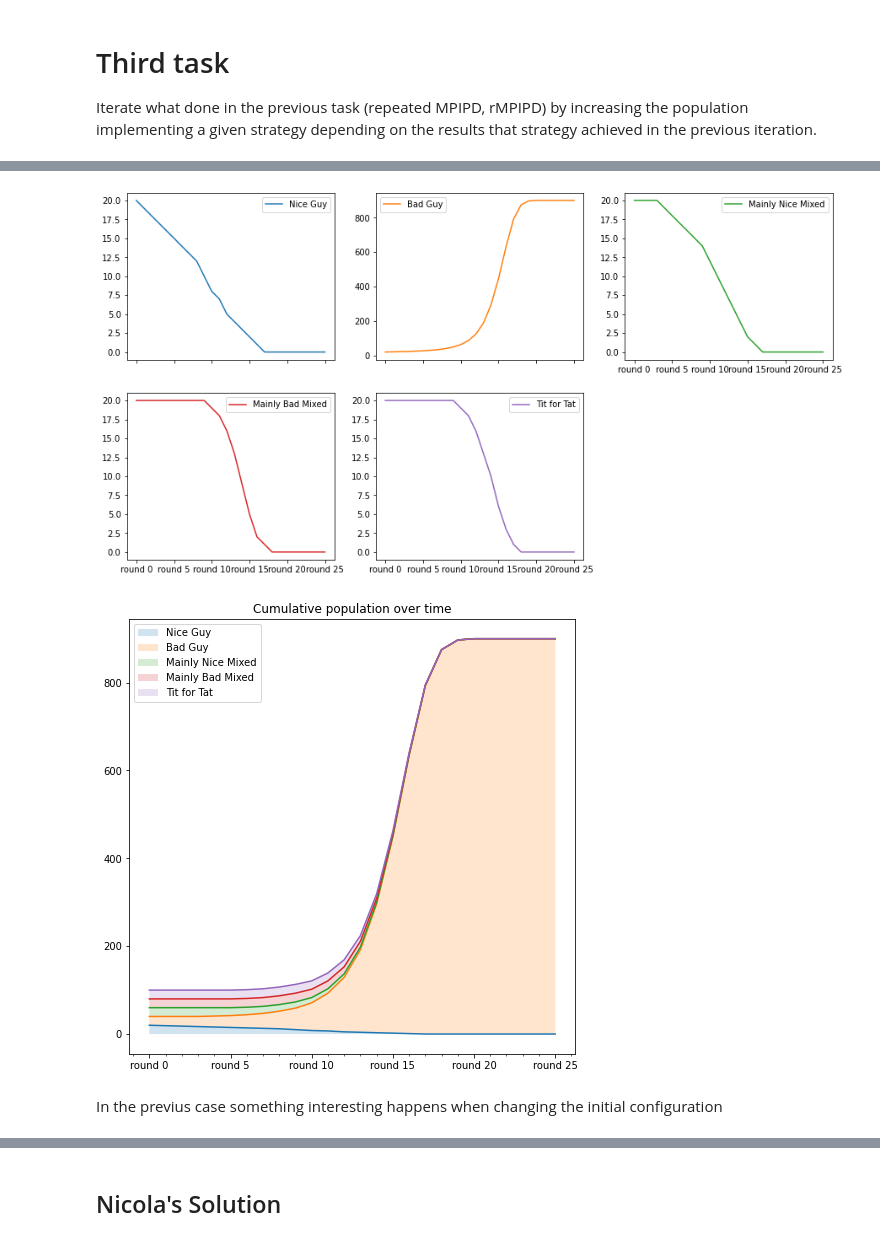
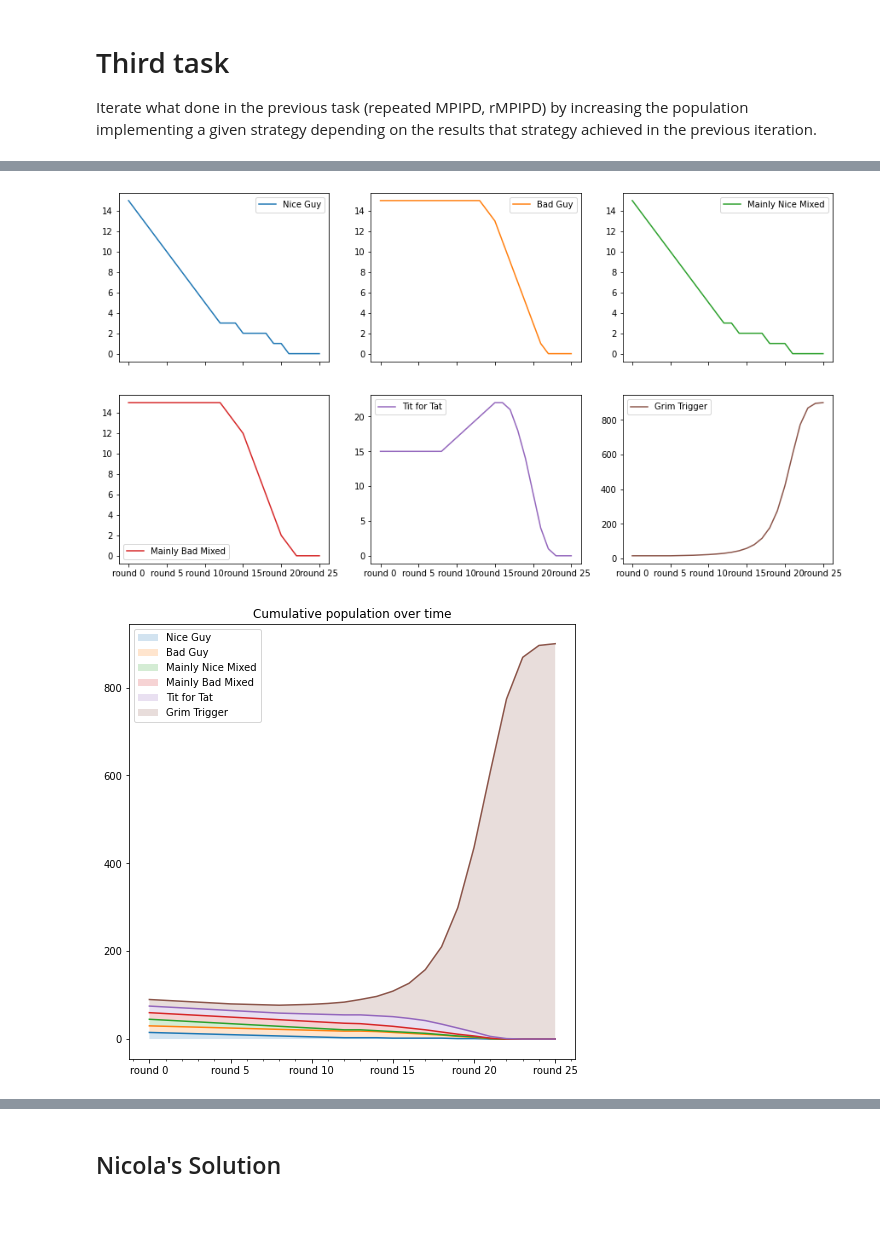
Before and after one commit to nicoladalbello2/HLPProject, a Jupyter notebook: Project.ipynb, the cells around one changed output, grey strips where cells are left out. Saved outputs shown, nothing was run; the diff lists cells and outputs as text; code cells hidden in the pictures; blank space fills up the shorter version.

Commit message:
adding grim trigger

```diff
--- a/Project.ipynb
+++ b/Project.ipynb
@@ -159,7 +159,7 @@ def grim_trigger(opponent_strategy, number_of_stage):
     my_moves = np.zeros(( number_of_stage, 2), dtype=int)
     my_moves[0] = uc
 
-    for i in range (number_of_stage):
+    for i in range (number_of_stage-1):
         if((o_moves[i] == uc).all()):
             my_moves[i+1] = uc
         else:
@@ -573,8 +573,8 @@ Let's see what round_robin produces, if you want to see the whole process set ve
 
 Whatch out, inside the touple the first payoff is the payoff of the player on the left.
 # %%
-strategies = [nice_guy, bad_guy, mainly_nice_mixed, mainly_bad_mixed, tit_for_tat]
-strategy_labels =['Nice Guy','Bad Guy','Mainly Nice Mixed', 'Mainly Bad Mixed', 'Tit for Tat']
+strategies = [nice_guy, bad_guy, mainly_nice_mixed, mainly_bad_mixed, tit_for_tat, grim_trigger]
+strategy_labels =['Nice Guy','Bad Guy','Mainly Nice Mixed', 'Mainly Bad Mixed', 'Tit for Tat', 'Grim Trigger']
 
 payoffs, winners = round_robin(strategies, strategy_labels, n, verbose=False)
 
@@ -633,6 +636,7 @@ def print_nice_graph(population_df):
     m_nice = population_df.loc[:, 'Mainly Nice Mixed'].to_numpy()
     m_bad = population_df.loc[:, 'Mainly Bad Mixed'].to_numpy()
     tft = population_df.loc[:, 'Tit for Tat'].to_numpy()
+    grim = population_df.loc[:, 'Grim Trigger'].to_numpy()
     fig, ax = plt.subplots(1, figsize=(8,8))
     ax.set_title('Cumulative population over time')
     ax.get_xaxis().set_major_locator(ticker.FixedLocator([x for x in range(len(nice)) if (x%5 == 0 or x == 0)]))
@@ -648,7 +652,9 @@ def print_nice_graph(population_df):
     mbad_area = ax.fill_between(np.arange(len(nice)),nice+ bad+m_nice, nice + bad + m_nice+m_bad, alpha=0.2)
     ax.plot(nice + bad + m_nice+m_bad+ tft)
     tft_area = ax.fill_between(np.arange(len(nice)), nice+ bad+m_nice+m_bad, nice + bad + m_nice+m_bad+tft, alpha=0.2)
-    areas =[nice_area, bad_area, mnice_area, mbad_area, tft_area]
+    ax.plot(nice + bad + m_nice+m_bad+ tft + grim)
+    grim_area = ax.fill_between(np.arange(len(nice)), nice+ bad+m_nice+m_bad+tft, nice + bad + m_nice+m_bad+tft+grim, alpha=0.2)
+    areas =[nice_area, bad_area, mnice_area, mbad_area, tft_area, grim_area]
     for a, l in zip(areas, population_df.columns):
         a.set_label(l)
     ax.legend(loc='upper left')
@@ -676,7 +682,7 @@ print_nice_graph(population_df)
 # %%
 # With crowding
 population_df = pd.DataFrame(10*np.ones((1,len(strategies)), dtype=int), columns=strategy_labels, index=['round 0'])
-for i in range(20):
+for i in range(25):
     population_df = propagate(population_df, i, strategy_labels, use_crowding=True)
 population_df.plot(subplots=True, layout=(2,3), figsize=(15, 8))
 print_nice_graph(population_df)
@@ -686,12 +692,10 @@ print_nice_graph(population_df)
 # %%
 # With death ratio and crowding all equal start
-population_df = pd.DataFrame(20*np.ones((1,len(strategies)), dtype=int), columns=strategy_labels, index=['round 0'])
+population_df = pd.DataFrame(15*np.ones((1,len(strategies)), dtype=int), columns=strategy_labels, index=['round 0'])
 for i in range(25):
     population_df = propagate(population_df, i, strategy_labels, use_death_ratio=True, use_crowding=True)
 population_df.plot(subplots=True, layout=(2,3), figsize=(15, 8))
 print_nice_graph(population_df)
 # %% [output]
-[figure, old version]
+[figure, new version]
-[figure, old version]
+[figure, new version]
-# %% [markdown]
-In the previus case something interesting happens when changing the initial configuration
```
Also changed, not shown: parts of 15 cells of this notebook.
